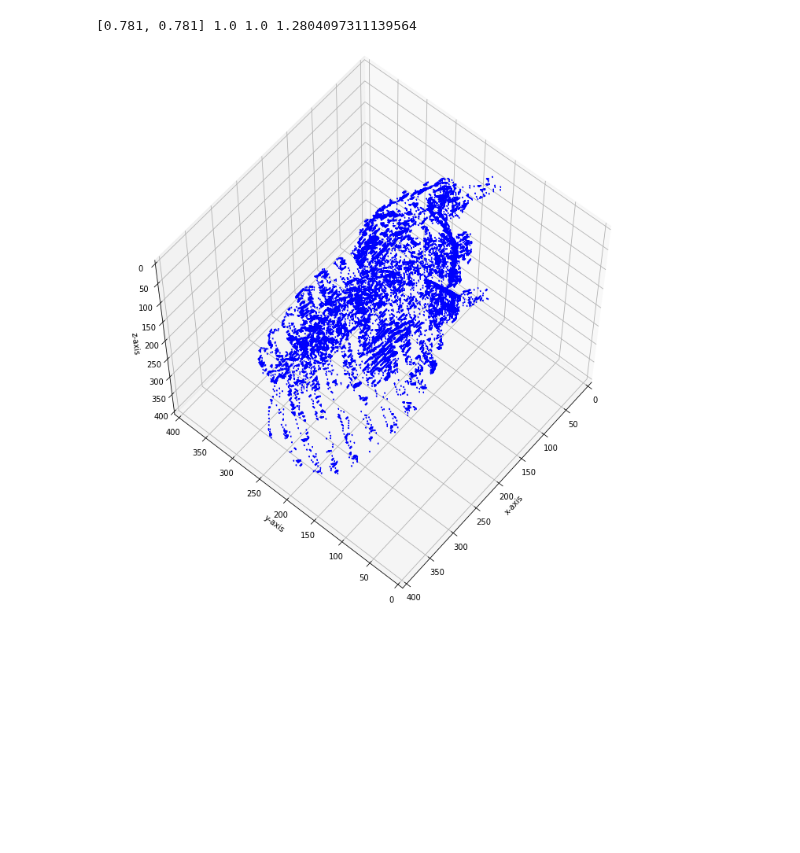
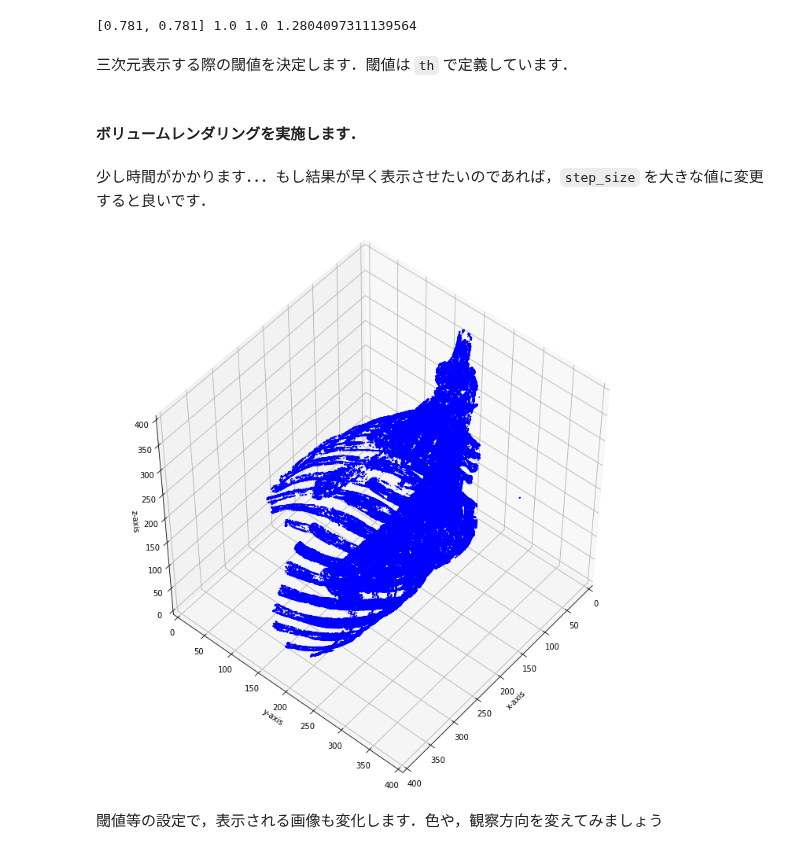
Before and after one commit to ryskks/usedicom, a Jupyter notebook: dimension.ipynb, the cells around one changed output. Cells and saved outputs as stored; diff of their text form; code cells hidden in the pictures; blank space fills up the shorter version.

```diff
--- a/dimension.ipynb
+++ b/dimension.ipynb
@@ -96,6 +102,8 @@ import numpy as np
 import matplotlib.pyplot as plt
 from mpl_toolkits.mplot3d.art3d import Poly3DCollection
 from skimage import measure
+# %% [markdown]
+三次元表示する際の閾値を決定します．閾値は `th` で定義しています．
 # %%
 import copy
 
@@ -119,33 +127,39 @@ indice_over = img3d_threshold >= th
 img3d_threshold[indice_over] = 2
 # img3d_booleanにtrueを入れます
 img3d_boolean[indice_over] = True
+# %% [markdown]
+#### ボリュームレンダリングを実施します．
+# %% [markdown]
+少し時間がかかります．．．もし結果が早く表示させたいのであれば，`step_size` を大きな値に変更すると良いです．
 # %%
 # マーチングキュープ法を実施
 verts, faces, normals, values = measure.marching_cubes(img3d_threshold,
                                                       level = 1,
-                                                      spacing = (1, 0.781, 0.781),
-                                                      step_size = 3,
+                                                      spacing = (1, ps[0], ps[1]),
+                                                      step_size = 1,
                                                       mask = img3d_boolean)
 
 # グラフを作成
 fig = plt.figure(figsize=(10, 10))
 ax = fig.add_subplot(111, projection='3d')
 
 mesh = Poly3DCollection(verts[faces])
 mesh.set_edgecolor('b')
 ax.add_collection3d(mesh)
 
 ax.set_xlabel("x-axis")
 ax.set_ylabel("y-axis")
 ax.set_zlabel("z-axis")
 
 ax.set_xlim(0, 400)
 ax.set_ylim(0, 400)
 ax.set_zlim(0, 400)
 
 # 観察方向を指定
-ax.view_init(elev=300, azim=-40)
+ax.view_init(elev=50, azim=40)
 plt.tight_layout()
 plt.show()
 # %% [output]
-[figure, old version]
+[figure, new version]
+# %% [markdown]
+閾値等の設定で，表示される画像も変化します．色や，観察方向を変えてみましょう
```
Also changed, not shown: parts of 5 cells of this notebook.
